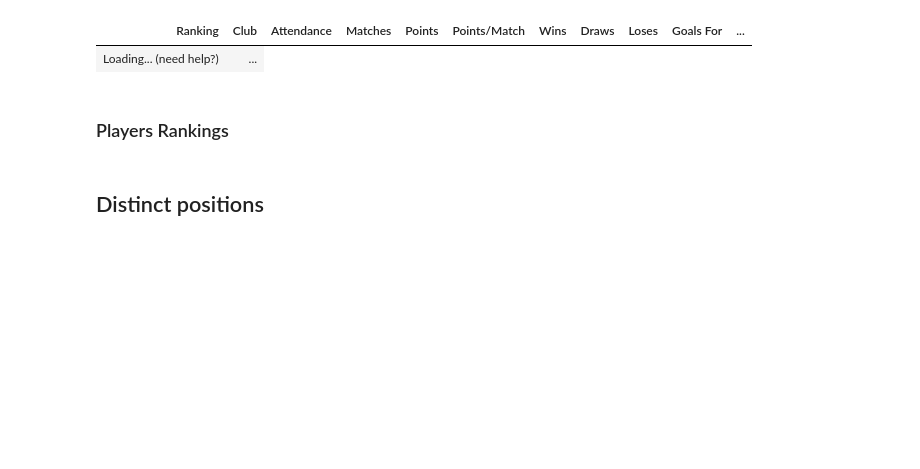
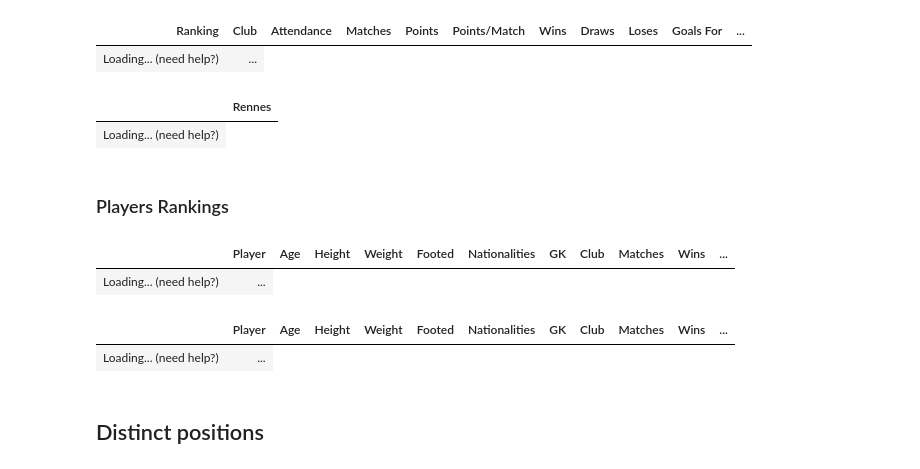
Before and after one commit to SoccerStat/SoccerAnalytics, a Jupyter notebook: Rankings.ipynb, the cells around one changed output. Drawn from its saved outputs; the diff is of its cells as text; code cells hidden in the pictures; blank space fills up the shorter version.

Commit message:
evo: players ranking on several seasons.

```diff
--- a/Rankings.ipynb
+++ b/Rankings.ipynb
@@ -41,16 +41,26 @@ show(t_ranking.sort_values('Points', ascending=False), paging=False)
 | Ranking | Club | Attendance | Matches | Points | Points/Match | Wins | Draws | Loses | Goals For | ... |
 | Loading... (need help?) | ... |
 # %%
-# show(t_ranking[['Matches', 'Club', 'Wins', 'Draws', 'Loses', 'Points', 'xP', 'Diff Points']].set_index('Club').loc['Everton FC'], paging=False)
+show(t_ranking[['Matches', 'Club', 'Wins', 'Draws', 'Loses', 'Points']].set_index('Club').loc['Rennes'], paging=False)
+#, 'xP', 'Diff Points'
+# %% [output]
+|  | Rennes |
+| Loading... (need help?) |
 # %% [markdown]
 ### Players Rankings
 # %%
 players_ranking = PlayersRanking(db)
-p_ranking = players_ranking.build_ranking(ID_COMP, SEASON, FIRST_WEEK, LAST_WEEK, SIDE)
+p_ranking = players_ranking.build_ranking(ID_COMP, ["2024_2025"], FIRST_WEEK, LAST_WEEK, SIDE)
 # %%
 show(p_ranking.sort_values('Goals', ascending=False), paging=False)
+# %% [output]
+|  | Player | Age | Height | Weight | Footed | Nationalities | GK | Club | Matches | Wins | ... |
+| Loading... (need help?) | ... |
 # %%
-show(p_ranking[p_ranking['Player'] == 'Kalvin Phillips'], paging=False)
+show(p_ranking[p_ranking['Player'] == 'Amine Gouiri'], paging=False)
+# %% [output]
+|  | Player | Age | Height | Weight | Footed | Nationalities | GK | Club | Matches | Wins | ... |
+| Loading... (need help?) | ... |
 # %% [markdown]
 ## Distinct positions
 # %%
```
Also changed, not shown: parts of 1 cell of this notebook, 8 other files.
